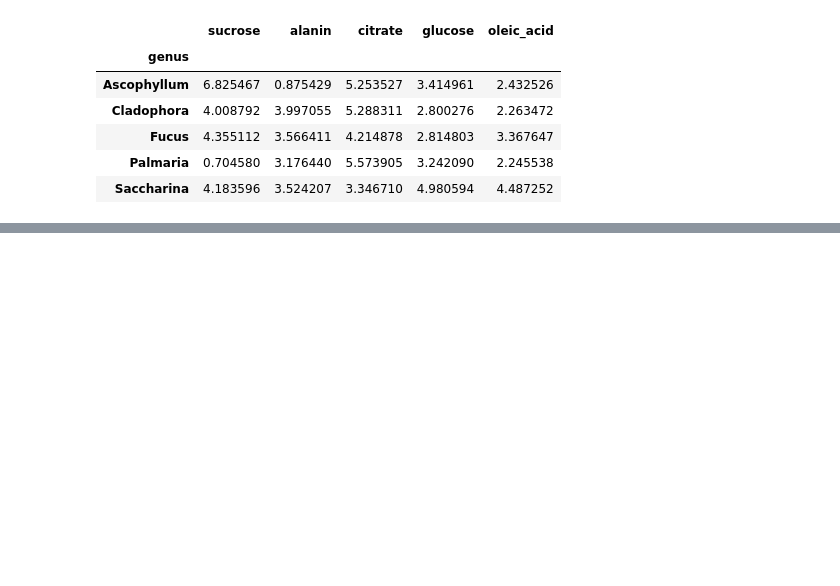
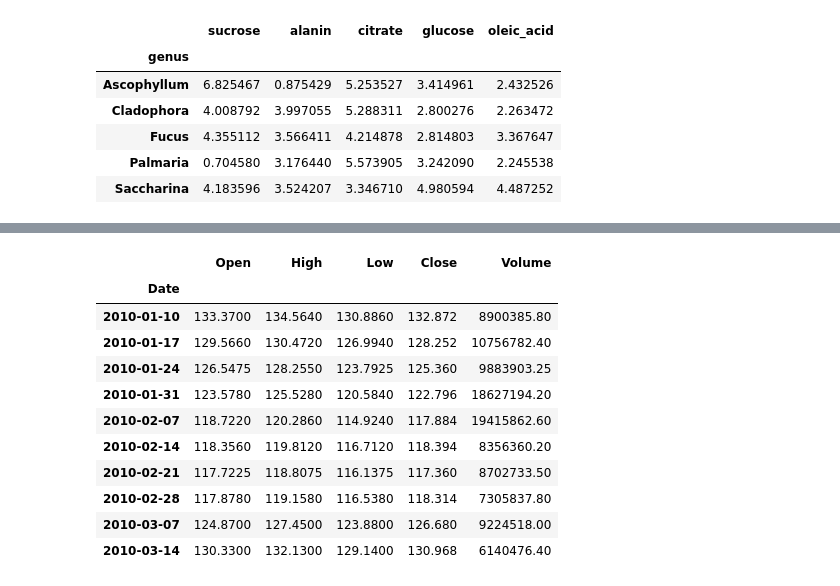
Before and after one commit to avynychenko/ML-course-Python, a Jupyter notebook: Syntax of PANDAS with examples.ipynb, the cells around one changed output, grey strips where cells are left out. Cells and saved outputs as stored; diff of their text form; code cells hidden in the pictures; blank space fills up the shorter version.

```diff
--- a/Syntax of PANDAS with examples.ipynb
+++ b/Syntax of PANDAS with examples.ipynb
@@ -415,0 +545,15 @@ mean_concentrations
+# %%
+stock.resample('1w').mean().head(10)
+# %% [output]
+|  | Open | High | Low | Close | Volume |
+| Date |  |  |  |  |  |
+| 2010-01-10 | 133.3700 | 134.5640 | 130.8860 | 132.872 | 8900385.80 |
+| 2010-01-17 | 129.5660 | 130.4720 | 126.9940 | 128.252 | 10756782.40 |
+| 2010-01-24 | 126.5475 | 128.2550 | 123.7925 | 125.360 | 9883903.25 |
+| 2010-01-31 | 123.5780 | 125.5280 | 120.5840 | 122.796 | 18627194.20 |
+| 2010-02-07 | 118.7220 | 120.2860 | 114.9240 | 117.884 | 19415862.60 |
+| 2010-02-14 | 118.3560 | 119.8120 | 116.7120 | 118.394 | 8356360.20 |
+| 2010-02-21 | 117.7225 | 118.8075 | 116.1375 | 117.360 | 8702733.50 |
+| 2010-02-28 | 117.8780 | 119.1580 | 116.5380 | 118.314 | 7305837.80 |
+| 2010-03-07 | 124.8700 | 127.4500 | 123.8800 | 126.680 | 9224518.00 |
+| 2010-03-14 | 130.3300 | 132.1300 | 129.1400 | 130.968 | 6140476.40 |
```
Also changed, not shown: parts of 36 cells of this notebook, 9 other files.
